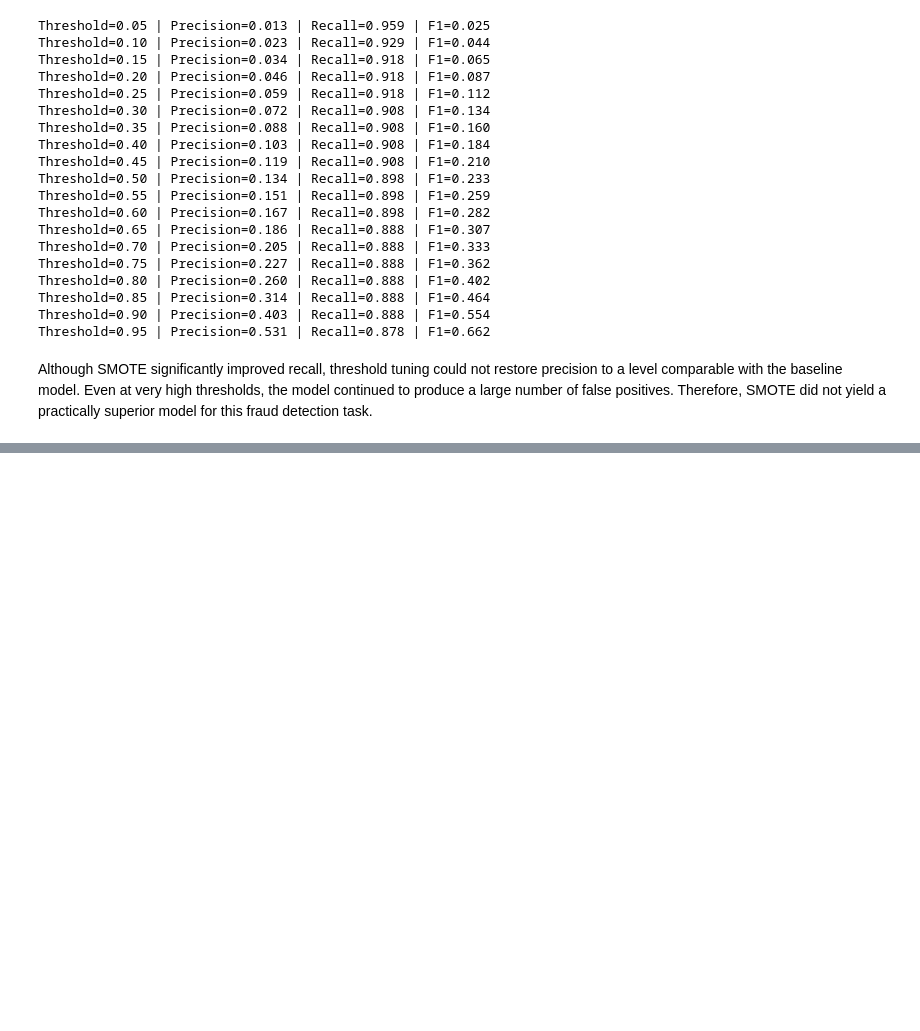
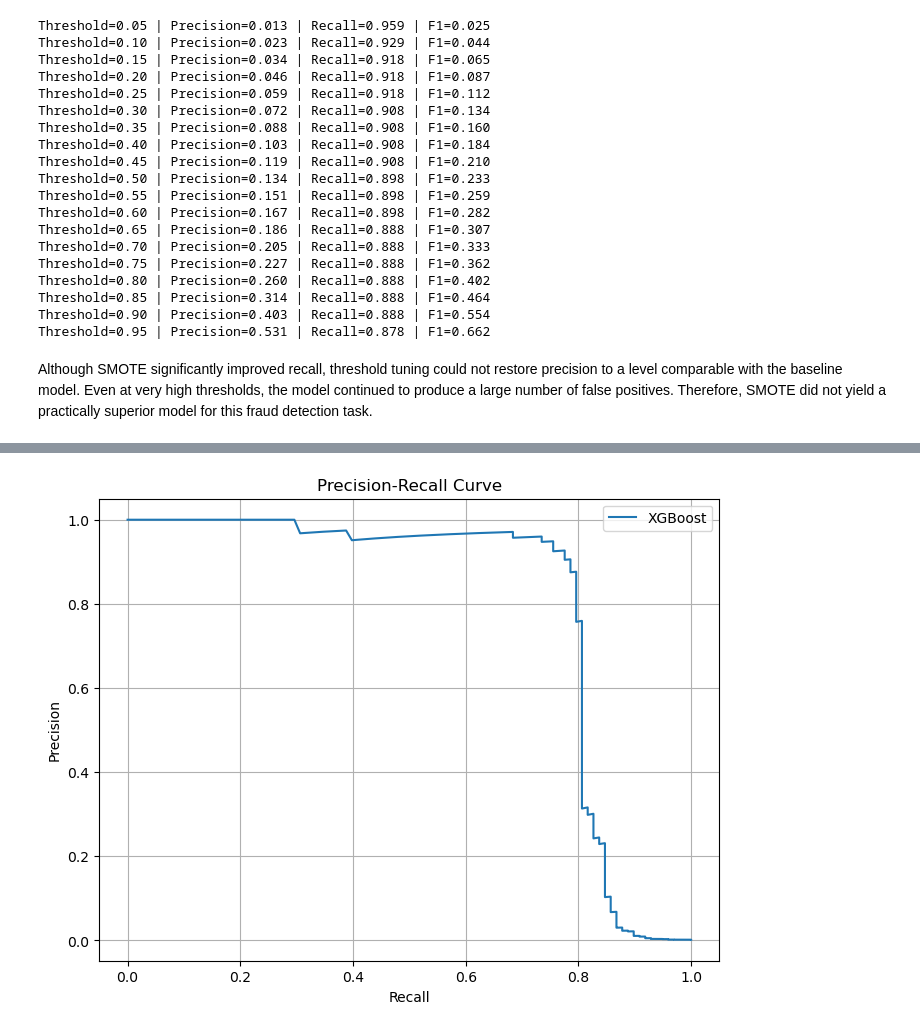
Before and after one commit to alinazir105/Credit-Card-Fraud-and-Anomaly-detection-System, a Jupyter notebook: Notebook.ipynb, the cells around one changed output, grey strips where cells are left out. Cells and saved outputs as stored; diff of their text form; code cells hidden in the pictures; blank space fills up the shorter version.

```diff
--- a/Notebook.ipynb
+++ b/Notebook.ipynb
@@ -710,0 +841,4 @@ Although SMOTE significantly improved recall, threshold tuning could not restore
+# %%
+plot_pr_curve(y_test, y_xgb_test_prob, label="XGBoost")
+# %% [output]
+[figure, added]
```
Also changed, not shown: parts of 53 cells of this notebook.
